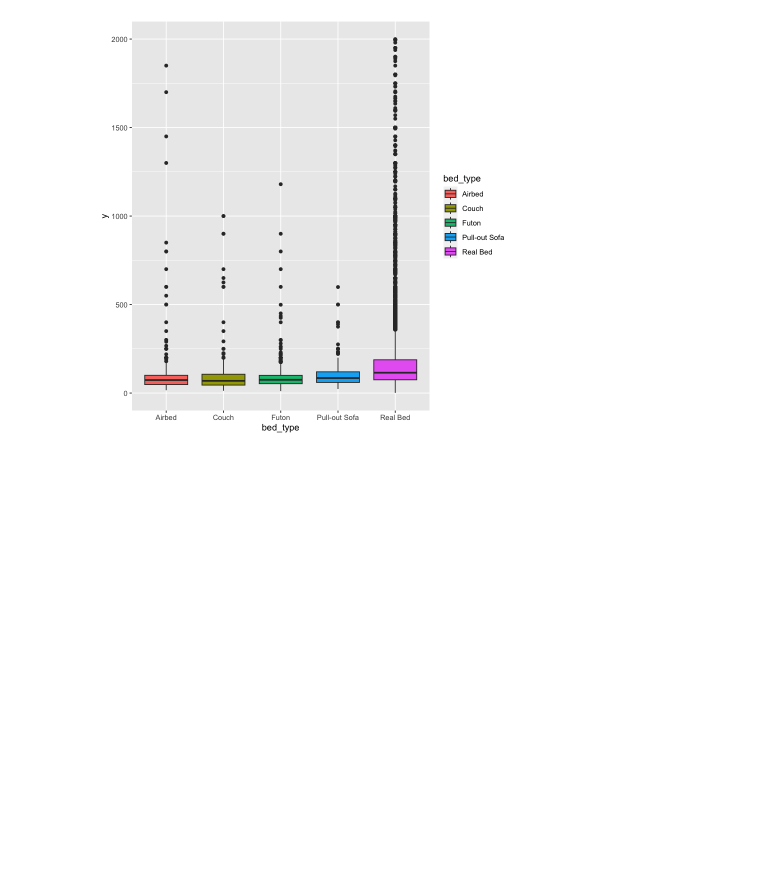
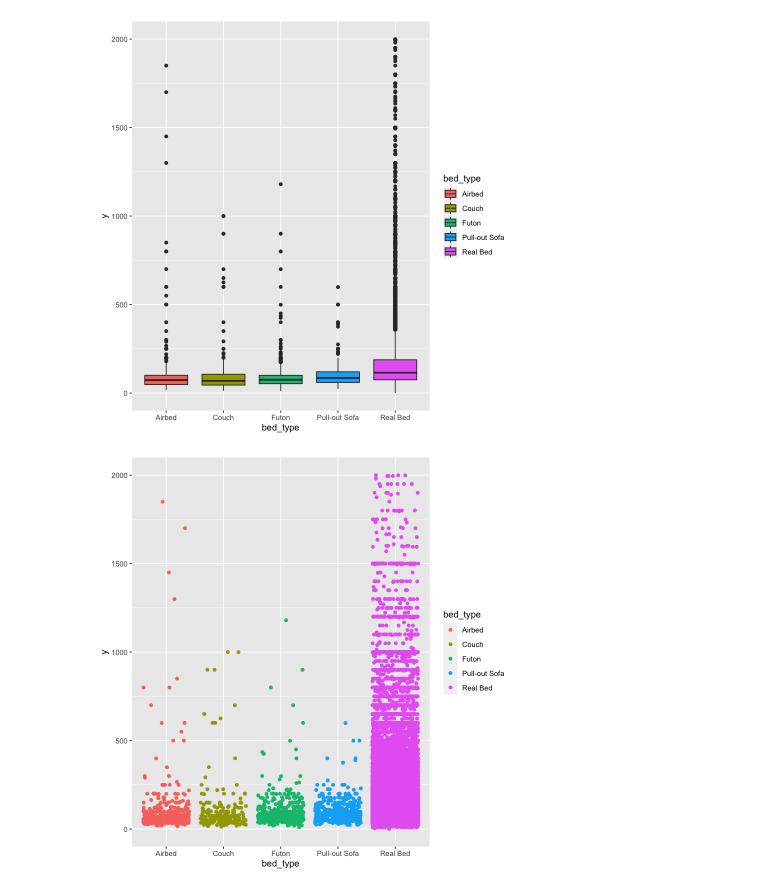
Before and after one commit to wang-zhijun/learn-statistics, a Jupyter notebook: 01_民泊サービスの宿泊価格予測.ipynb, the cells around one changed output. Drawn from its saved outputs; the diff is of its cells as text; code cells hidden in the pictures; blank space fills up the shorter version.

```diff
--- a/01_民泊サービスの宿泊価格予測.ipynb
+++ b/01_民泊サービスの宿泊価格予測.ipynb
@@ -169,3 +169,10 @@ g <- ggplot(private_rooms)+geom_boxplot(aes(x=bed_type,y= y,fill=bed_type))
 plot(g)
 # %% [output]
 [figure]
+# %%
+library(ggplot2)
+
+g <- ggplot(private_rooms)+geom_jitter(aes(x=bed_type,y= y,color=bed_type))
+plot(g)
+# %% [output]
+[figure, added]
```
Also changed, not shown: parts of 1 cell of this notebook.
